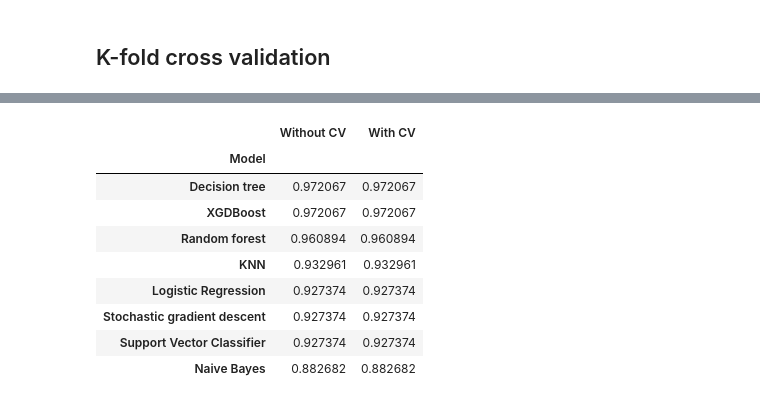
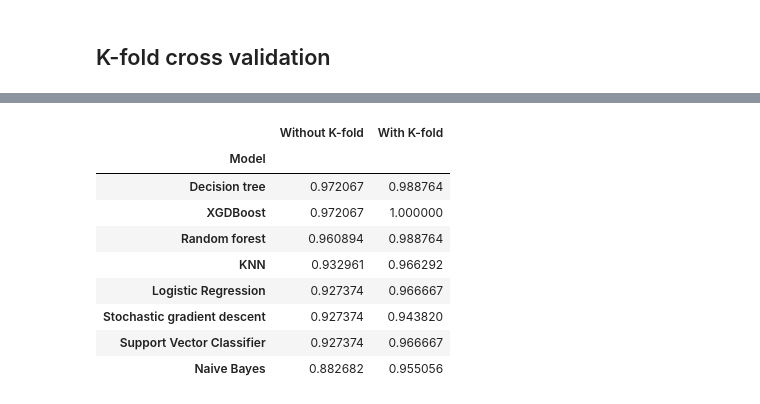
Before and after one commit to JoannaKG/Data-science-learning, a Jupyter notebook: Titanic/2. Prediction model.ipynb, the cells around one changed output, grey strips where cells are left out. Cells and saved outputs as stored; diff of their text form; code cells hidden in the pictures.

Commit message:
Add K-fold cross validation

```diff
--- a/Titanic/2. Prediction model.ipynb
+++ b/Titanic/2. Prediction model.ipynb
@@ -415,0 +367,40 @@ Accuracy:  96.77 %
+# %%
+model_names = []
+accuracy = []
+
+for model_name, model in models.items():
+    print(model_name)
+    kfold = StratifiedKFold(n_splits=10, random_state=1, shuffle=True)
+
+    if model_name == 'KNN':
+        sc = StandardScaler()
+        X_sc = sc.fit_transform(X)
+        X_Kaggle = sc.transform(df_Kaggle.drop(columns=drop_columns))
+        cv_results = cross_val_score(model, X_sc, y, cv=kfold, scoring='accuracy')
+    else:
+        X_Kaggle = X_Kaggle_s
+        cv_results = cross_val_score(model, X, y, cv=kfold, scoring='accuracy')
+
+    print('Model: %s\nCV results:' % (model_name))
+    print(cv_results)
+    print('Max accuracy: %f for k=%d' % (cv_results.max(),cv_results.argmax()))
+    print('Mean: %.4f (Std: %.4f)\n' % (cv_results.mean(), cv_results.std()))
+
+    i=0
+    for train_index, test_index in kfold.split(X, y):
+        if i == cv_results.argmax():
+            print('k=%d' % i)
+            X_train = X.iloc[train_index]
+            X_test = X.iloc[test_index]
+            y_train = y.iloc[train_index]
+            y_test = y.loc[test_index]
+        i=i+1
+
+    model.fit(X_train, y_train)
+    y_Kaggle = model.predict(X_Kaggle)
+    y_pred = model.predict(X_test)
+    submission = save(y_Kaggle, model_name)
+    print('\n'+model_name)
+    model_names.append(model_name)
+    report(y_pred)
+    accuracy.append(cv_results.max())
@@ -416,22 +425,22 @@ Accuracy:  96.77 %
 # %%
 results = pd.DataFrame({
     'Model': model_names,
     'Score': accuracy})
 result_df_cv = results.sort_values(by='Score', ascending=False)
 result_df_cv = result_df_cv.set_index('Model')
 summary = pd.merge(result_df, result_df_cv, on='Model',how='inner')
-summary.columns = ['Without CV', 'With CV']
+summary.columns = ['Without K-fold', 'With K-fold']
 summary
 # %% [output]
-|  | Without CV | With CV |
+|  | Without K-fold | With K-fold |
 | Model |  |  |
-| Decision tree | 0.972067 | 0.972067 |
-| XGDBoost | 0.972067 | 0.972067 |
-| Random forest | 0.960894 | 0.960894 |
-| KNN | 0.932961 | 0.932961 |
-| Logistic Regression | 0.927374 | 0.927374 |
-| Stochastic gradient descent | 0.927374 | 0.927374 |
-| Support Vector Classifier | 0.927374 | 0.927374 |
-| Naive Bayes | 0.882682 | 0.882682 |
+| Decision tree | 0.972067 | 0.988764 |
+| XGDBoost | 0.972067 | 1.000000 |
+| Random forest | 0.960894 | 0.988764 |
+| KNN | 0.932961 | 0.966292 |
+| Logistic Regression | 0.927374 | 0.966667 |
+| Stochastic gradient descent | 0.927374 | 0.943820 |
+| Support Vector Classifier | 0.927374 | 0.966667 |
+| Naive Bayes | 0.882682 | 0.955056 |
 # %%
 # summary.to_csv('E:\\PycharmProjects\\Kaggle\\Titanic\\data\\summary.csv')
```
Also changed, not shown: parts of 9 cells of this notebook, 9 other files.
